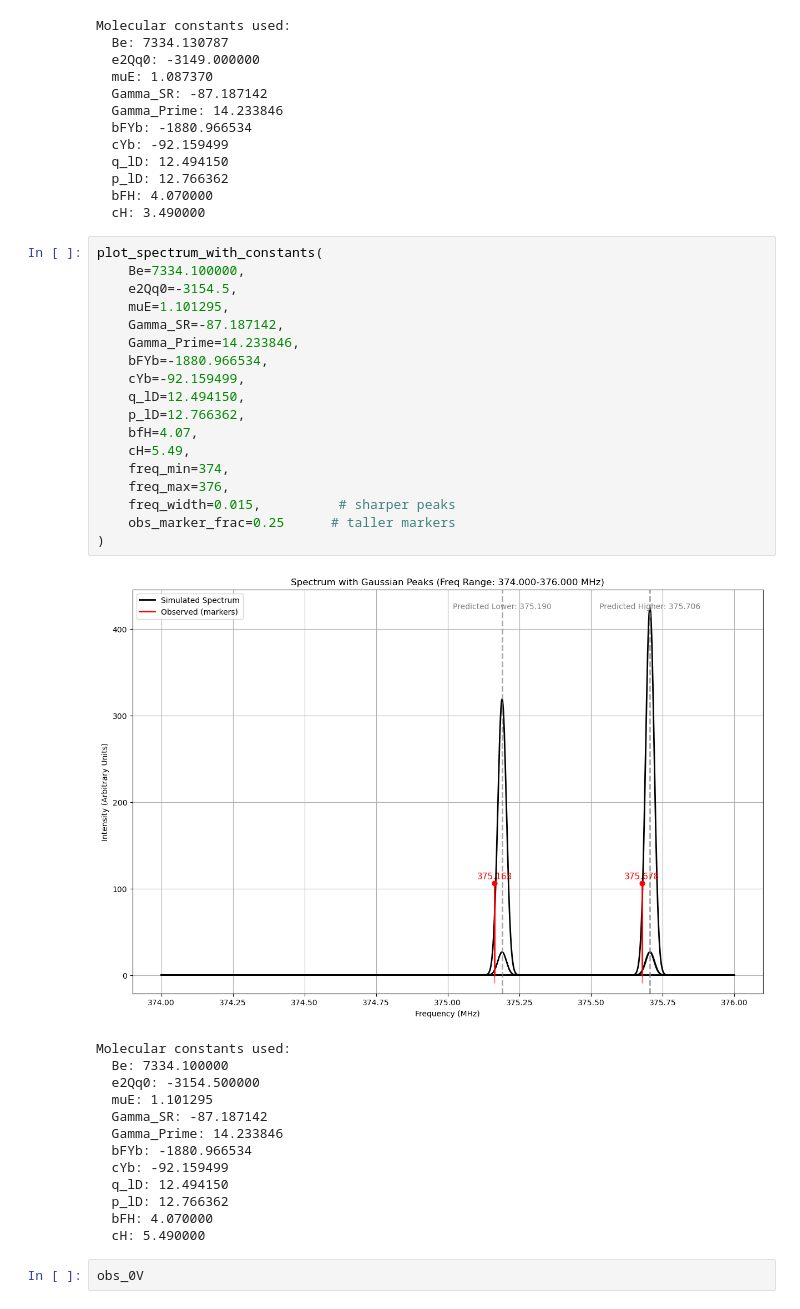
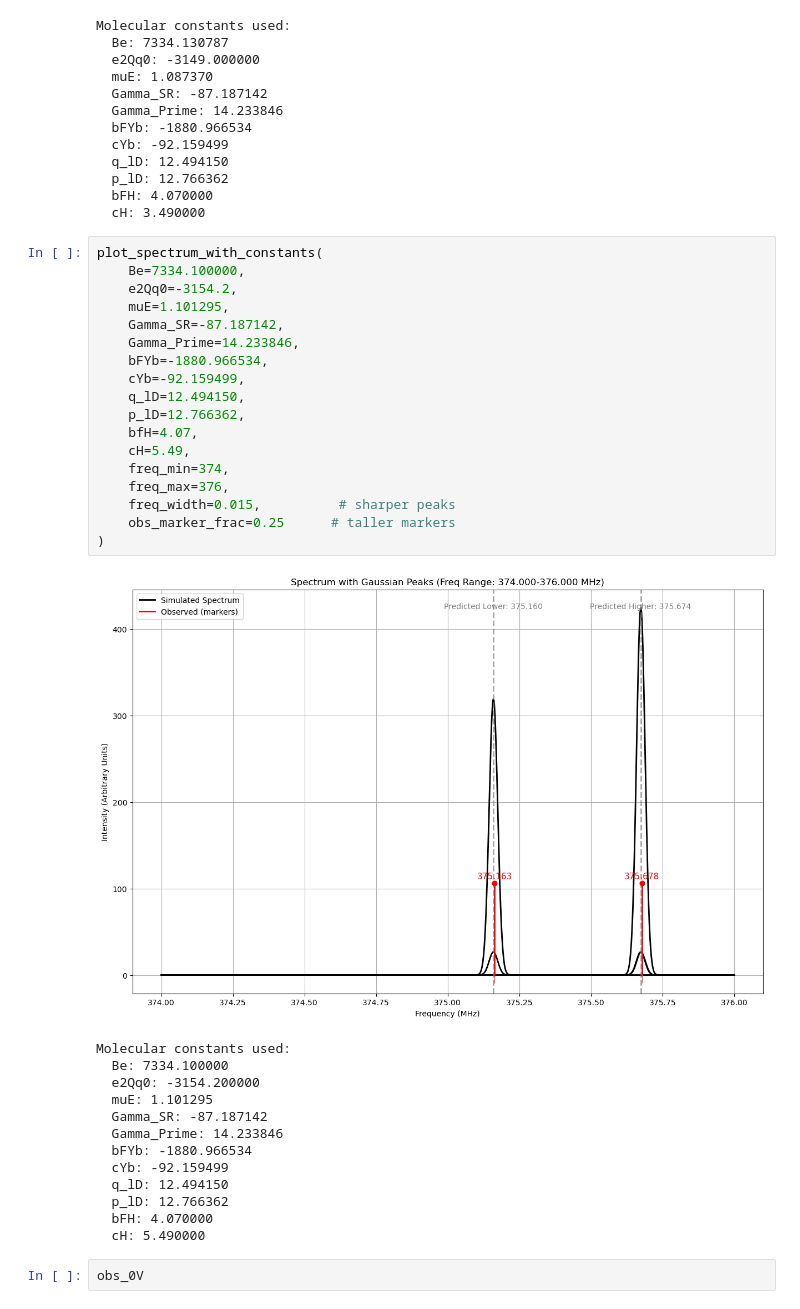
Before and after one commit to YuikiTakahashi/Molecule_spectrum_prediction, a Jupyter notebook: 173_prediction_Nov2025.ipynb, the cells around one changed output. Saved outputs shown, nothing was run; the diff lists cells and outputs as text.

```diff
--- a/173_prediction_Nov2025.ipynb
+++ b/173_prediction_Nov2025.ipynb
@@ -1376,26 +1376,26 @@ Molecular constants used:
 # %%
 plot_spectrum_with_constants(
     Be=7334.100000,
-    e2Qq0=-3154.5,
+    e2Qq0=-3154.2,
     muE=1.101295,
     Gamma_SR=-87.187142,
     Gamma_Prime=14.233846,
     bFYb=-1880.966534,
     cYb=-92.159499,
     q_lD=12.494150,
     p_lD=12.766362,
     bfH=4.07,
     cH=5.49,
     freq_min=374,
     freq_max=376,
     freq_width=0.015,          # sharper peaks
     obs_marker_frac=0.25      # taller markers
 )
 # %% [output]
-[figure, old version]
+[figure, new version]
 Molecular constants used:
   Be: 7334.100000
-  e2Qq0: -3154.500000
+  e2Qq0: -3154.200000
   muE: 1.101295
   Gamma_SR: -87.187142
   Gamma_Prime: 14.233846
```
